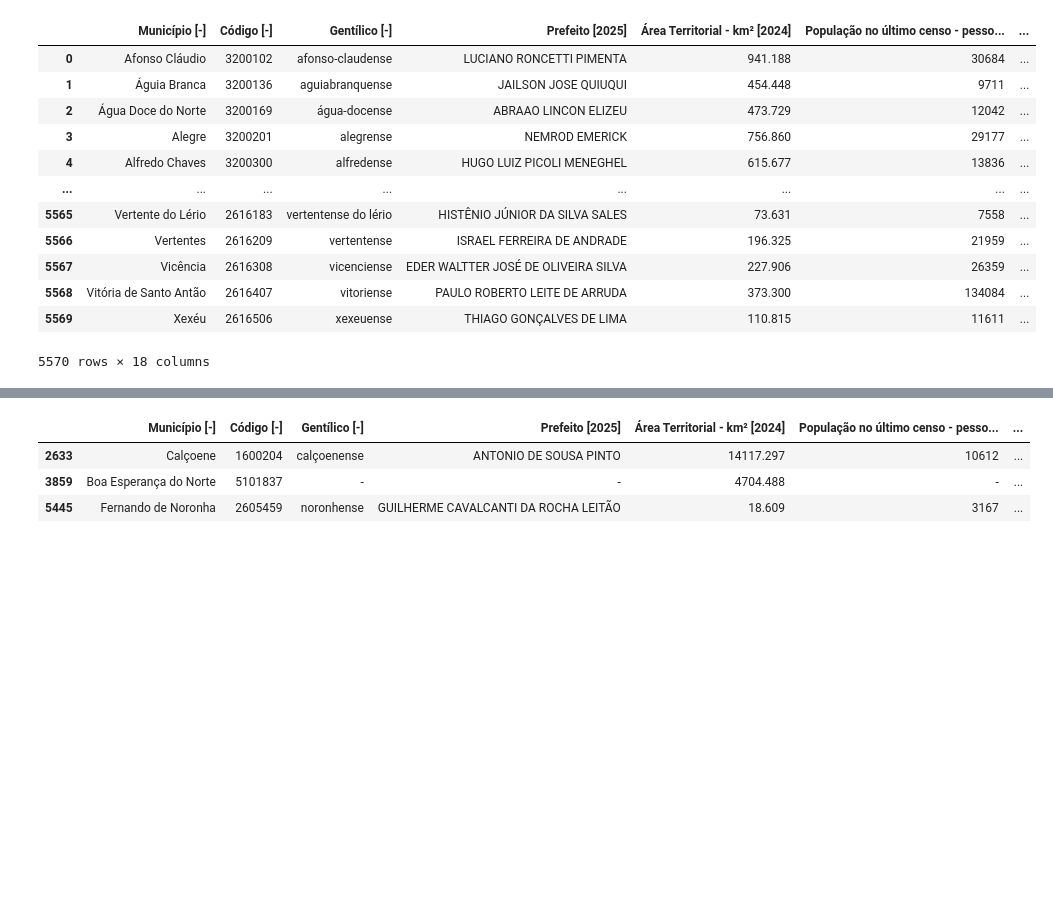
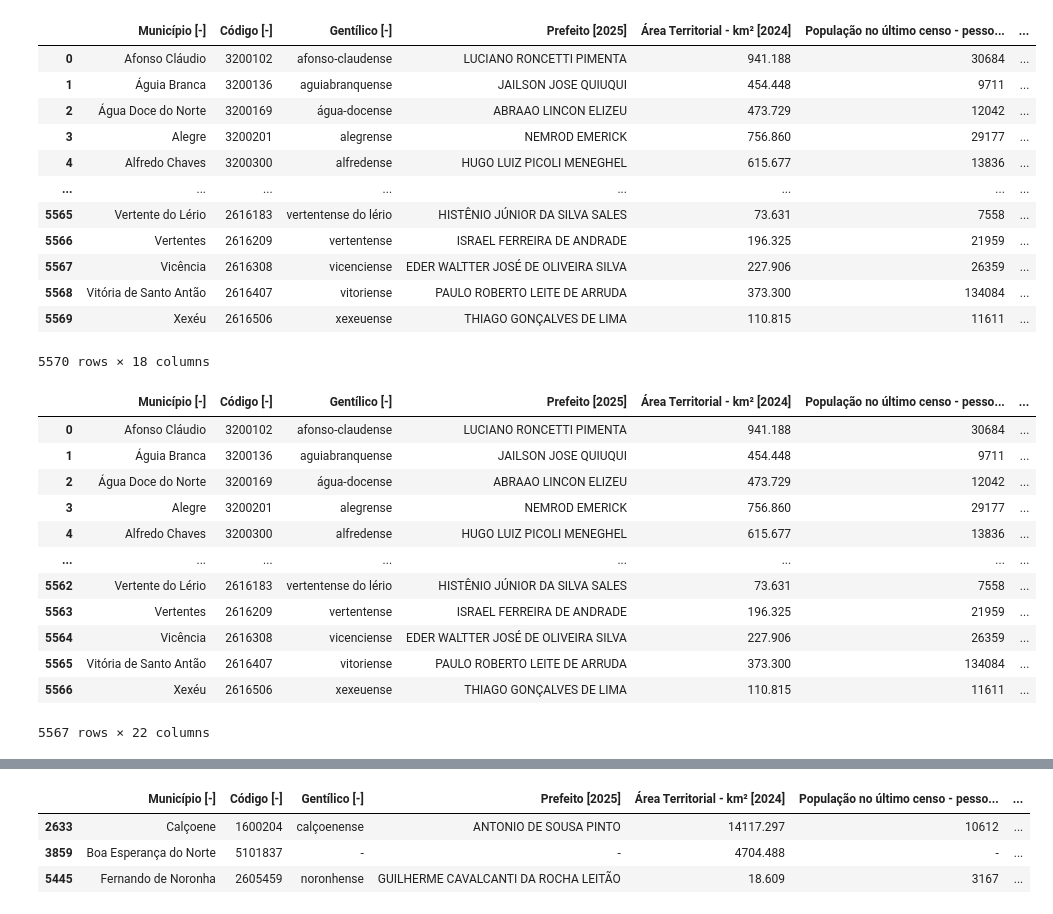
Before and after one commit to F2C-Development/Dashboard, a Jupyter notebook: scripts/dataMerge.ipynb, the cells around one changed output, grey strips where cells are left out. Cells and saved outputs as stored; diff of their text form; code cells hidden in the pictures; blank space fills up the shorter version.

```diff
--- a/scripts/dataMerge.ipynb
+++ b/scripts/dataMerge.ipynb
@@ -40,4 +44,19 @@ ibge_df
 | 5569 | Xexéu | 2616506 | xexeuense | THIAGO GONÇALVES DE LIMA | 110.815 | 11611 | ... |
 5570 rows × 18 columns
 # %%
-df=ibge_df.merge(siconfi_df, how='outer')
+df=ibge_df.merge(siconfi_df, how='inner')
+df
+# %% [output]
+|  | Município [-] | Código [-] | Gentílico [-] | Prefeito [2025] | Área Territorial - km² [2024] | População no último censo - pesso... | ... |
+| 0 | Afonso Cláudio | 3200102 | afonso-claudense | LUCIANO RONCETTI PIMENTA | 941.188 | 30684 | ... |
+| 1 | Águia Branca | 3200136 | aguiabranquense | JAILSON JOSE QUIUQUI | 454.448 | 9711 | ... |
+| 2 | Água Doce do Norte | 3200169 | água-docense | ABRAAO LINCON ELIZEU | 473.729 | 12042 | ... |
+| 3 | Alegre | 3200201 | alegrense | NEMROD EMERICK | 756.860 | 29177 | ... |
+| 4 | Alfredo Chaves | 3200300 | alfredense | HUGO LUIZ PICOLI MENEGHEL | 615.677 | 13836 | ... |
+| ... | ... | ... | ... | ... | ... | ... | ... |
+| 5562 | Vertente do Lério | 2616183 | vertentense do lério | HISTÊNIO JÚNIOR DA SILVA SALES | 73.631 | 7558 | ... |
+| 5563 | Vertentes | 2616209 | vertentense | ISRAEL FERREIRA DE ANDRADE | 196.325 | 21959 | ... |
+| 5564 | Vicência | 2616308 | vicenciense | EDER WALTTER JOSÉ DE OLIVEIRA SILVA | 227.906 | 26359 | ... |
+| 5565 | Vitória de Santo Antão | 2616407 | vitoriense | PAULO ROBERTO LEITE DE ARRUDA | 373.300 | 134084 | ... |
+| 5566 | Xexéu | 2616506 | xexeuense | THIAGO GONÇALVES DE LIMA | 110.815 | 11611 | ... |
+5567 rows × 22 columns
```
Also changed, not shown: parts of 5 cells of this notebook, 3 other files.
